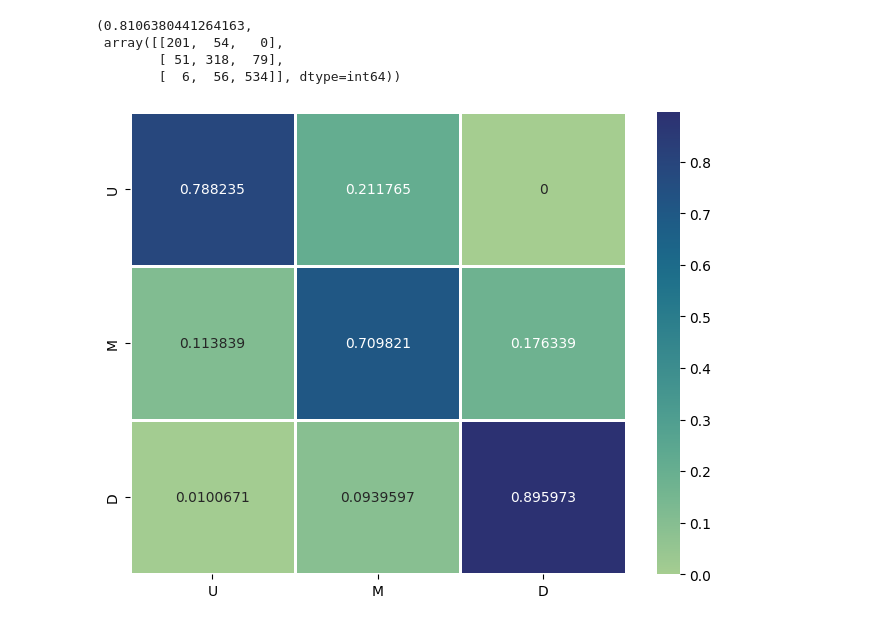
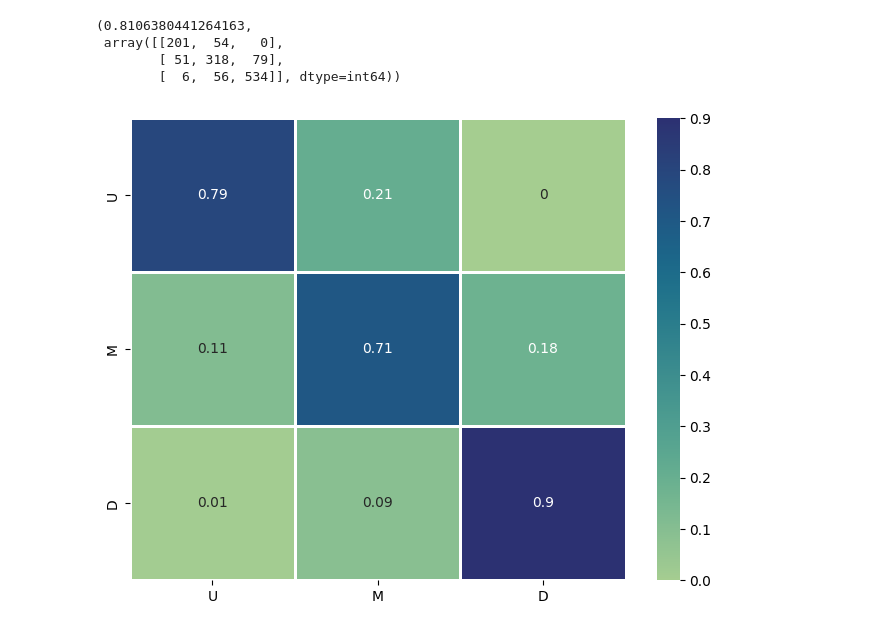
Before and after one commit to tranhuutuan261103/Gym-Exercise-Correction, a Jupyter notebook: trainning/squat_model/train_model_front.ipynb, the cells around one changed output. Cells and saved outputs as stored; diff of their text form; code cells hidden in the pictures.

```diff
--- a/trainning/squat_model/train_model_front.ipynb
+++ b/trainning/squat_model/train_model_front.ipynb
@@ -183,0 +186,8 @@ def print_results(results):
+# %%
+final_results = []
+
+for name, model in algorithms:
+    trained_model = model.fit(X, y)
+    evaluate_model(name, model, final_results)
+
+print_results(final_results)
@@ -493,9 +512,3 @@ for name, score in cv_results.items():
 # %%
 from sklearn.metrics import confusion_matrix, accuracy_score
 from sklearn.model_selection import cross_val_predict
-# %%
-with open('best_params_front/best_params_RF.json', 'r') as f:
-    best_params = json.load(f)
-
-rf_best_model = RandomForestClassifier(**best_params_RF.get("RF", {}), random_state=seed)
-rf_best_model.fit(X, y)
@@ -505,3 +515,5 @@ RandomForestClassifier(max_depth=10, min_samples_leaf=4, min_samples_split=6,
+# %%
+rf_best_model = algorithms[-1][1]
 # %%
 y_pred = rf_best_model.predict(X)
 cm_full_train = confusion_matrix(y, y_pred)
@@ -525,9 +541,10 @@ accuracy, cm_cross_val
 # %%
 label_counts = np.sum(cm_cross_val, axis=1)
 cm_cross_val = cm_cross_val / label_counts[:, None]
+cm_cross_val = np.round(cm_cross_val, 2)
 confusion_matrix_df = pd.DataFrame(cm_cross_val, index=["U", "M", "D"], columns=["U", "M", "D"])
 
 fig, ax = plt.subplots(figsize=(8, 6))
 sns.heatmap(confusion_matrix_df, linewidths=1, annot=True, ax=ax, fmt="g", cmap="crest");
 # %% [output]
-[figure, old version]
+[figure, new version]
```
Also changed, not shown: parts of 5 cells of this notebook, 9 other files.
